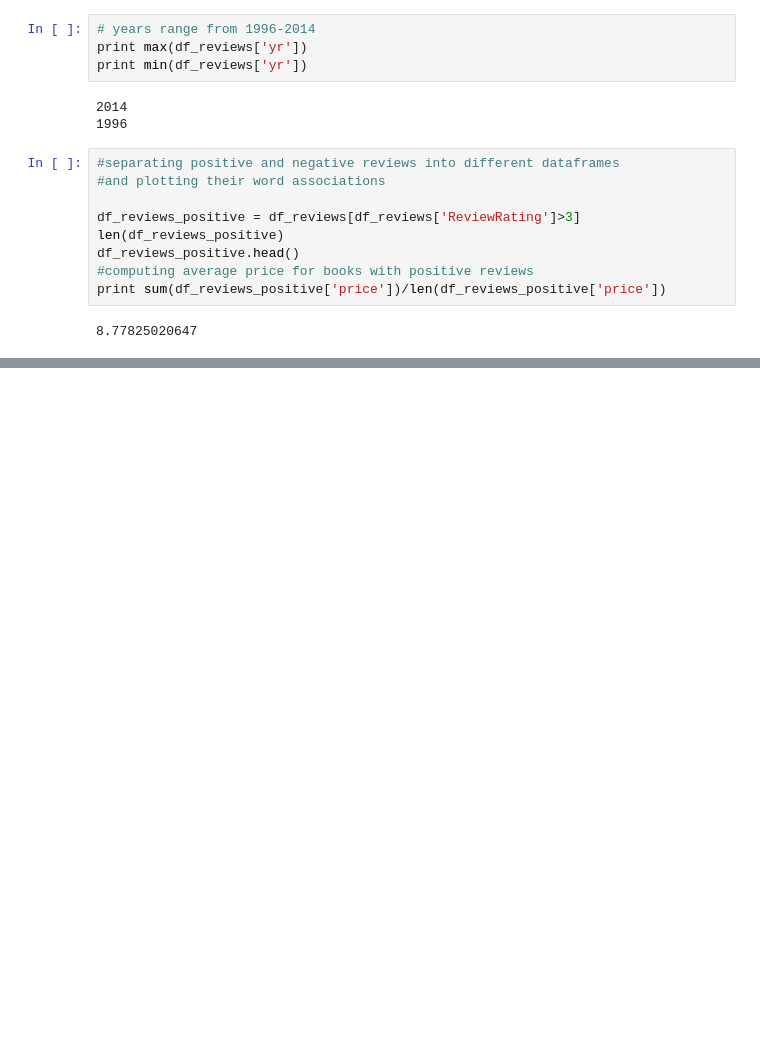
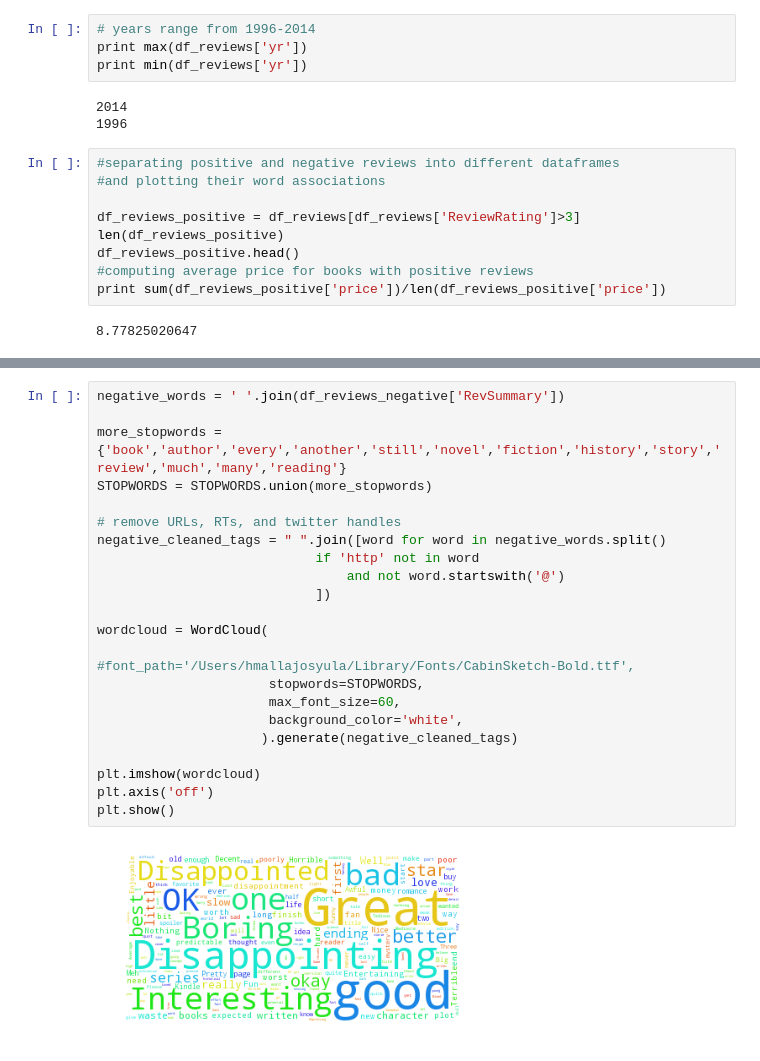
Before and after one commit to hmallajosyula/Amazon-Recommender-System, a Jupyter notebook: Capstone.ipynb, the cells around one changed output, grey strips where cells are left out. Drawn from its saved outputs; the diff is of its cells as text; blank space fills up the shorter version.

```diff
--- a/Capstone.ipynb
+++ b/Capstone.ipynb
@@ -208,0 +246,24 @@ print sum(df_reviews_negative['price'])/len(df_reviews_negative['price'])
+# %%
+negative_words = ' '.join(df_reviews_negative['RevSummary'])
+
+more_stopwords = {'book','author','every','another','still','novel','fiction','history','story','review','much','many','reading'}
+STOPWORDS = STOPWORDS.union(more_stopwords)
+
+# remove URLs, RTs, and twitter handles
+negative_cleaned_tags = " ".join([word for word in negative_words.split()
+                            if 'http' not in word
+                                and not word.startswith('@')
+                            ])
+
+wordcloud = WordCloud(
+                      #font_path='/Users/hmallajosyula/Library/Fonts/CabinSketch-Bold.ttf',
+                      stopwords=STOPWORDS,
+                      max_font_size=60,
+                      background_color='white',
+                     ).generate(negative_cleaned_tags)
+
+plt.imshow(wordcloud)
+plt.axis('off')
+plt.show()
+# %% [output]
+[figure, added]
```
Also changed, not shown: parts of 5 cells of this notebook.
